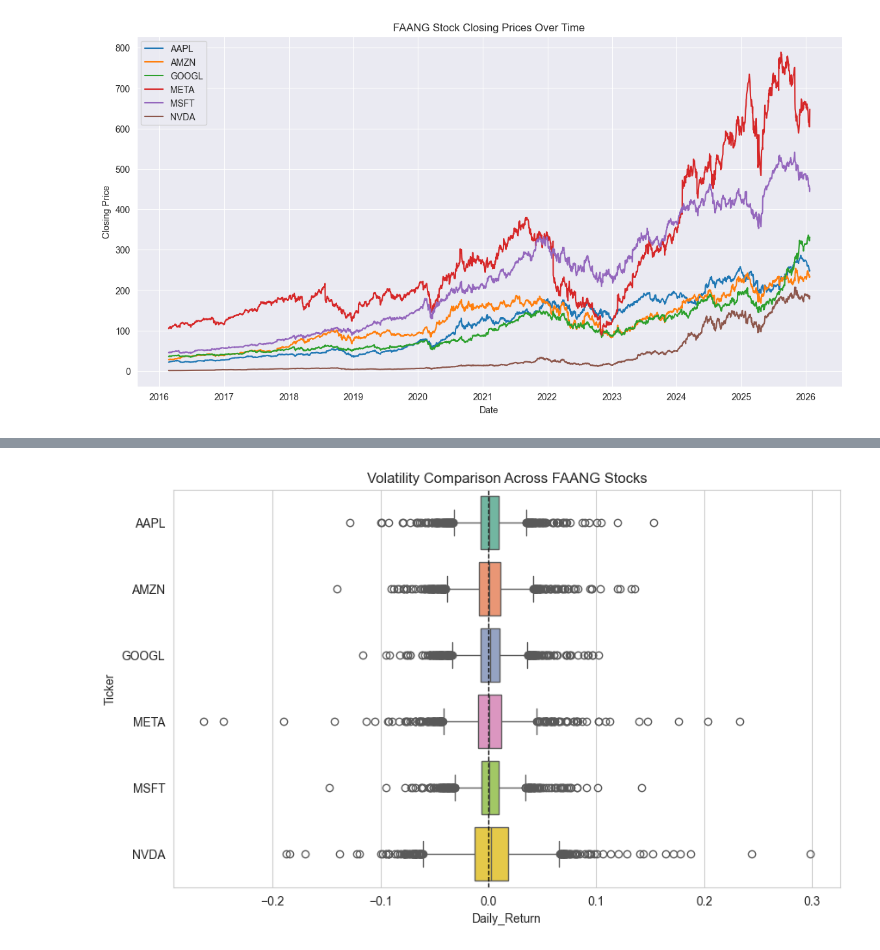
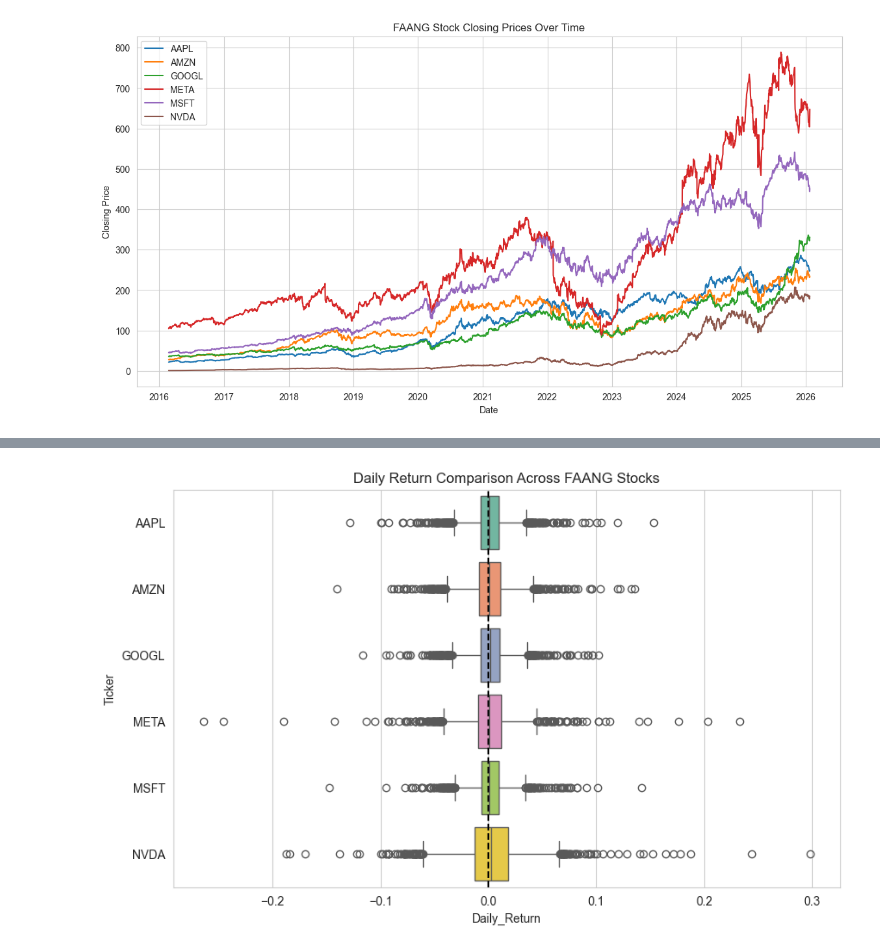
Before and after one commit to codingirl99/faang-stock-forecasting, a Jupyter notebook: notebooks/1_data_eda_visualizations.ipynb, the cells around one changed output, grey strips where cells are left out. Saved outputs shown, nothing was run; the diff lists cells and outputs as text; code cells hidden in the pictures.

```diff
--- a/notebooks/1_data_eda_visualizations.ipynb
+++ b/notebooks/1_data_eda_visualizations.ipynb
@@ -101,3 +99,0 @@ import seaborn as sns
-# %%
-df["Date"] = pd.to_datetime(df["Date"])
-df = df.sort_values("Date")
@@ -106 +100,6 @@ df = df.sort_values("Date")
+# %%
+# Create daily returns
+df["Daily_Return"] = (
+    df.groupby("Ticker")["Close"].pct_change()
+)
 # %%
@@ -241,29 +203,26 @@ plt.show()
 # %%
-import seaborn as sns
-import matplotlib.pyplot as plt
-
-sns.set_style("whitegrid")
-
+# Boxplot of daily returns
 plt.figure(figsize=(10,6))
-
-# compute returns
-df = df.sort_values("Date")
-df["Prev_Close"] = df.groupby("Ticker")["Close"].shift(1)
-df["Daily_Return"] = (df["Close"] - df["Prev_Close"]) / df["Prev_Close"]
 
 sns.boxplot(
     data=df,
+    x="Daily_Return",
     y="Ticker",
-    x="Daily_Return",
     hue="Ticker",
     palette="Set2"
 )
 
-plt.title("Volatility Comparison Across FAANG Stocks")
-plt.axvline(0, color="black", linestyle="--", linewidth=1)
+plt.axvline(
+    0,
+    color="black",
+    linestyle="--"
+)
 
-plt.legend([], [], frameon=False)  # hides duplicate legend
+plt.title("Daily Return Comparison Across FAANG Stocks")
+
+# Hide duplicate legend
+plt.legend([], [], frameon=False)
 
 plt.show()
 # %% [output]
-[figure, old version]
+[figure, new version]
```
Also changed, not shown: parts of 18 cells of this notebook, 1 other file.
